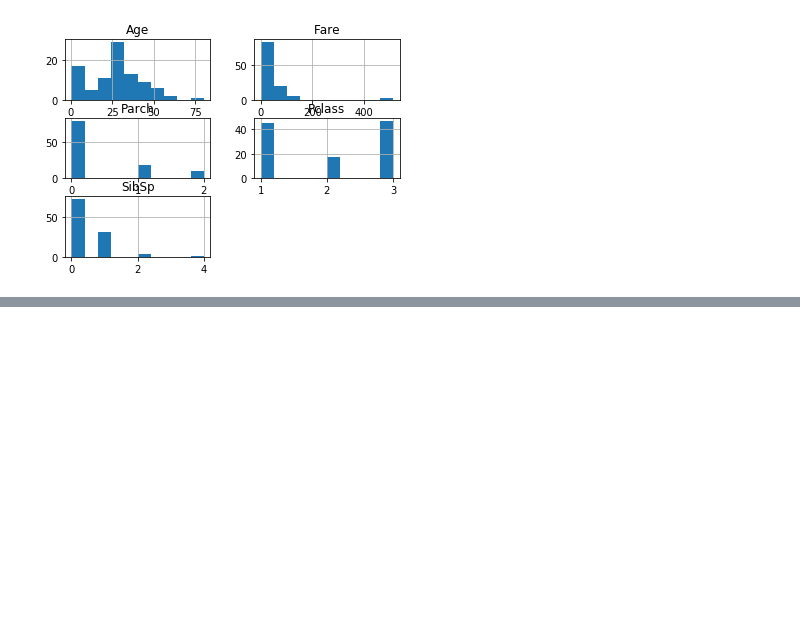
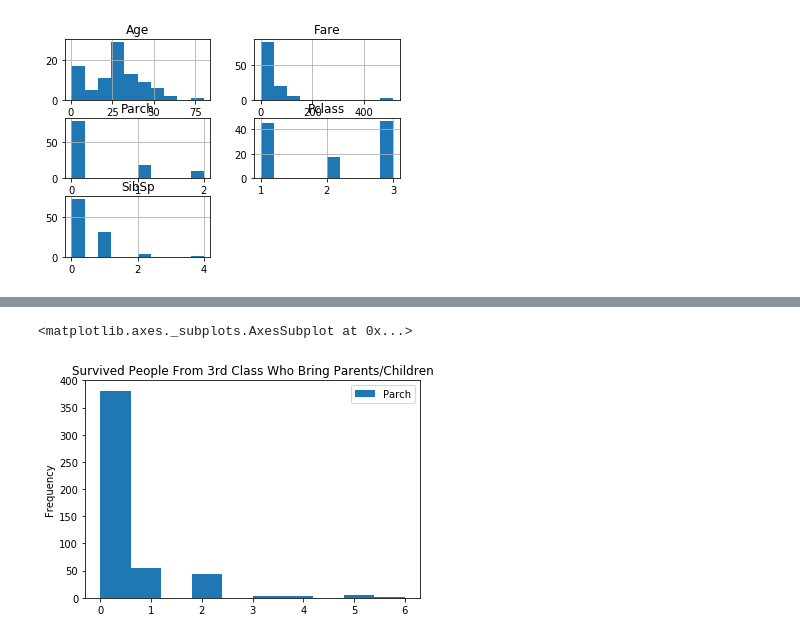
Before and after one commit to melodyfs/DS-1-Data-Analysis, a Jupyter notebook: 02__Data_Visualization.ipynb, the cells around one changed output, grey strips where cells are left out. Drawn from its saved outputs; the diff is of its cells as text; code cells hidden in the pictures; blank space fills up the shorter version.

```diff
--- a/02__Data_Visualization.ipynb
+++ b/02__Data_Visualization.ipynb
@@ -306,0 +367,10 @@ TypeError: 'str' object is not callable
+# %%
+# Give that 3rd economy class people survived, what are the odds that they bring parents/children on board?
+survived_3rd = filter_data_df(titanic_df, 'Pclass', 3)
+parch = survived_3rd['Parch']
+parch_df = pd.DataFrame(parch)
+
+parch_df.plot.hist(title="Survived People From 3rd Class Who Bring Parents/Children")
+# %% [output]
+<matplotlib.axes._subplots.AxesSubplot at 0x...>
+[figure, added]
```
Also changed, not shown: parts of 15 cells of this notebook.
